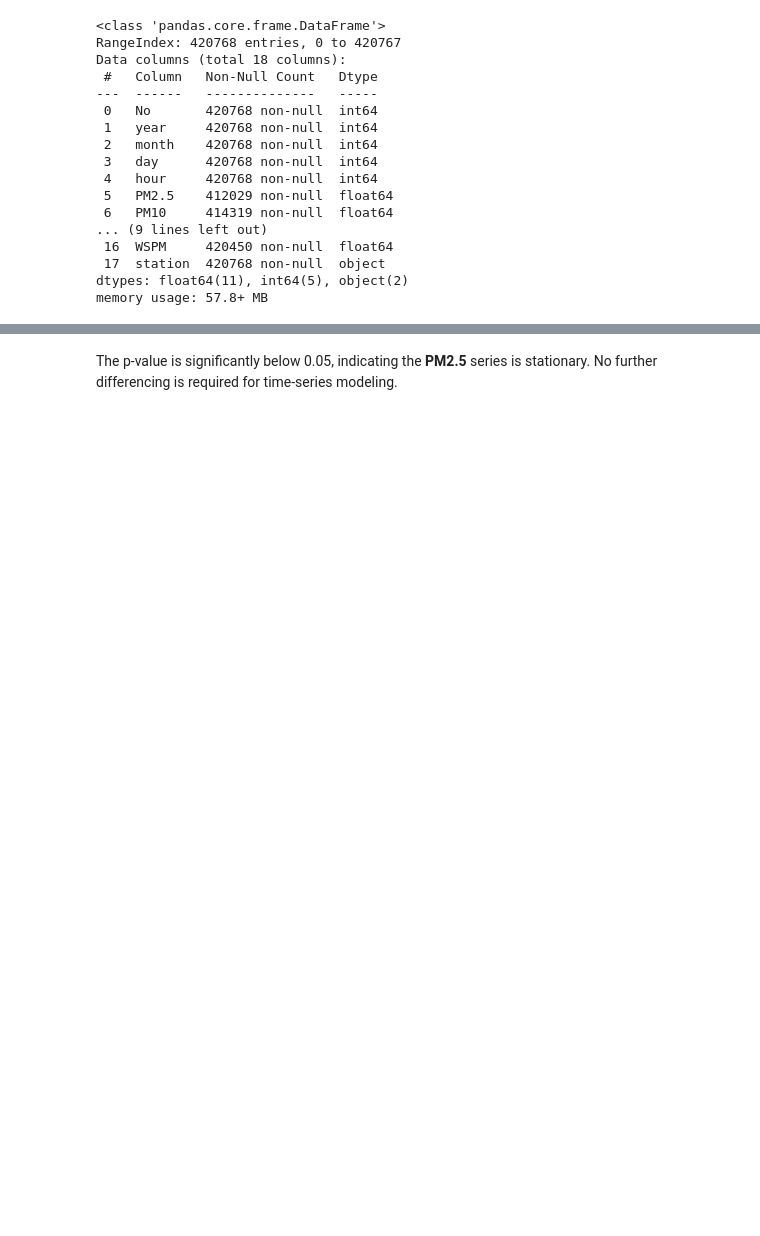
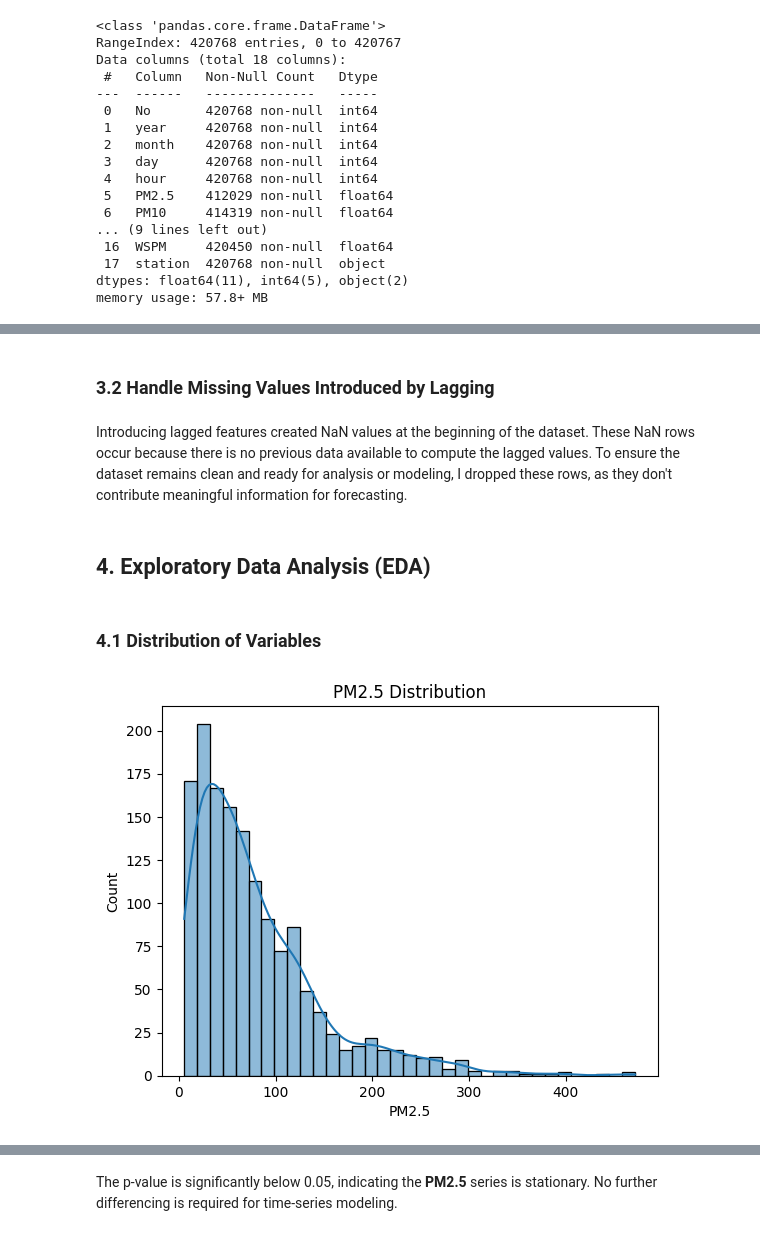
Before and after one commit to bonareri/Machine-Learning, a Jupyter notebook: Air_Quality_Forecasting.ipynb, the cells around one changed output, grey strips where cells are left out. Cells and saved outputs as stored; diff of their text form; code cells hidden in the pictures; blank space fills up the shorter version.

```diff
--- a/Air_Quality_Forecasting.ipynb
+++ b/Air_Quality_Forecasting.ipynb
@@ -295,0 +260,9 @@ Critical Values:
+# %%
+# Select only the numeric columns
+numeric_columns = df.select_dtypes(include=['number']).columns
+
+# Resample the numeric columns to daily frequency
+df_daily = df[numeric_columns].resample('D').mean()
+
+# Check the result
+print(df_daily.head())
@@ -295,0 +293,9 @@ Critical Values:
+# %%
+# Create lag features (1-day lag)
+df_daily['PM2.5_lag_1'] = df_daily['PM2.5'].shift(1)
+
+# Create rolling averages (3-day rolling average)
+df_daily['PM2.5_rolling_3'] = df_daily['PM2.5'].rolling(window=3).mean()
+
+# Check the result
+print(df_daily.head())
@@ -295,0 +320,6 @@ Critical Values:
+# %%
+# Drop the year, month, day, and hour columns
+df_daily.drop(columns=['year', 'month', 'day', 'hour'], inplace=True)
+
+# Check the result to confirm the columns are dropped
+print(df_daily.head())
@@ -295,0 +344,4 @@ Critical Values:
+# %% [markdown]
+### 3.2 Handle Missing Values Introduced by Lagging
+# %% [markdown]
+Introducing lagged features created NaN values at the beginning of the dataset. These NaN rows occur because there is no previous data available to compute the lagged values. To ensure the dataset remains clean and ready for analysis or modeling, I dropped these rows, as they don't contribute meaningful information for forecasting.
@@ -295,0 +351,11 @@ Critical Values:
+# %% [markdown]
+## 4. Exploratory Data Analysis (EDA)
+# %% [markdown]
+### 4.1 Distribution of Variables
+# %%
+# Distribution of key variables
+sns.histplot(df_daily['PM2.5'], kde=True)
+plt.title('PM2.5 Distribution')
+plt.show()
+# %% [output]
+[figure, added]
```
Also changed, not shown: parts of 87 cells of this notebook.
